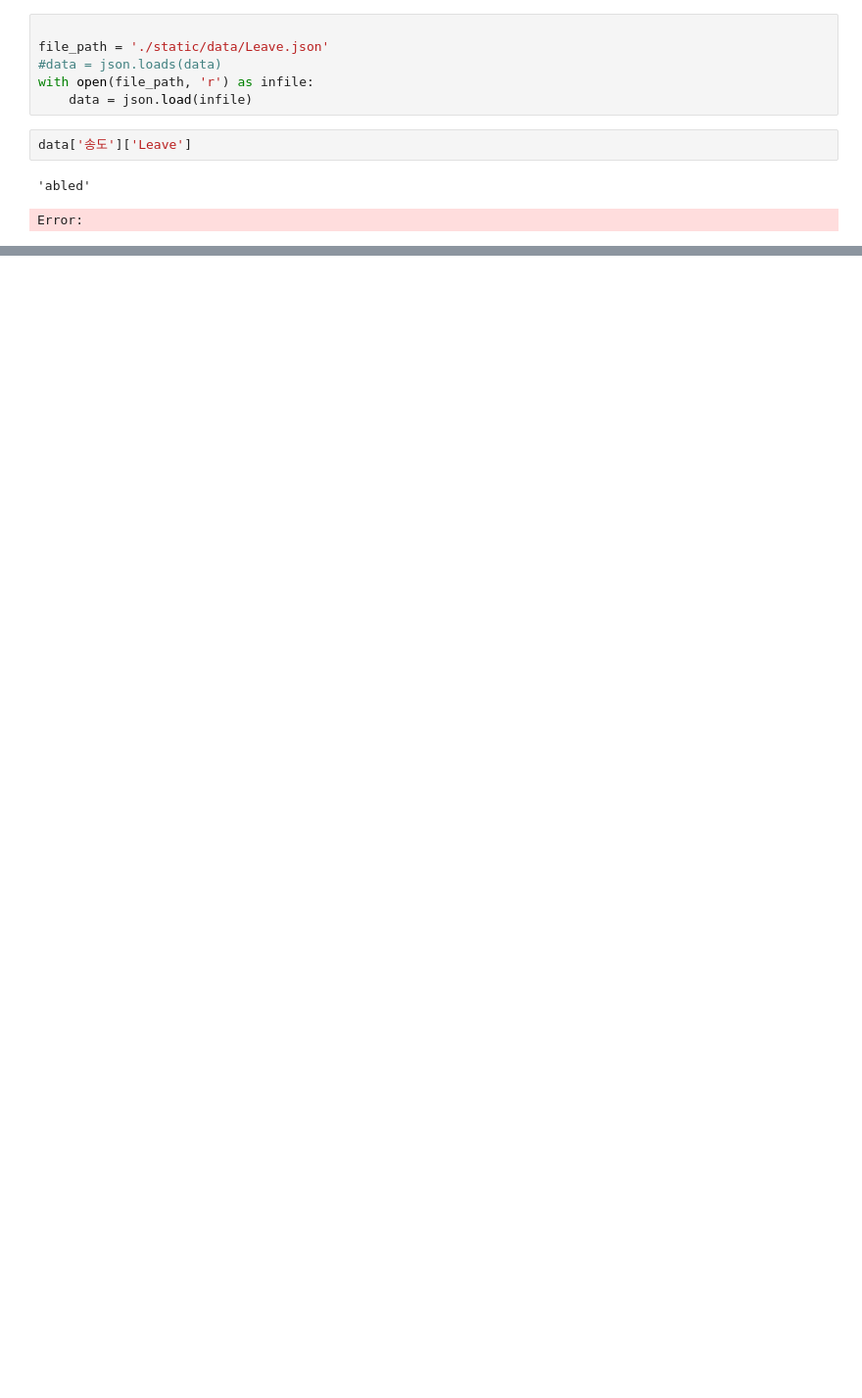
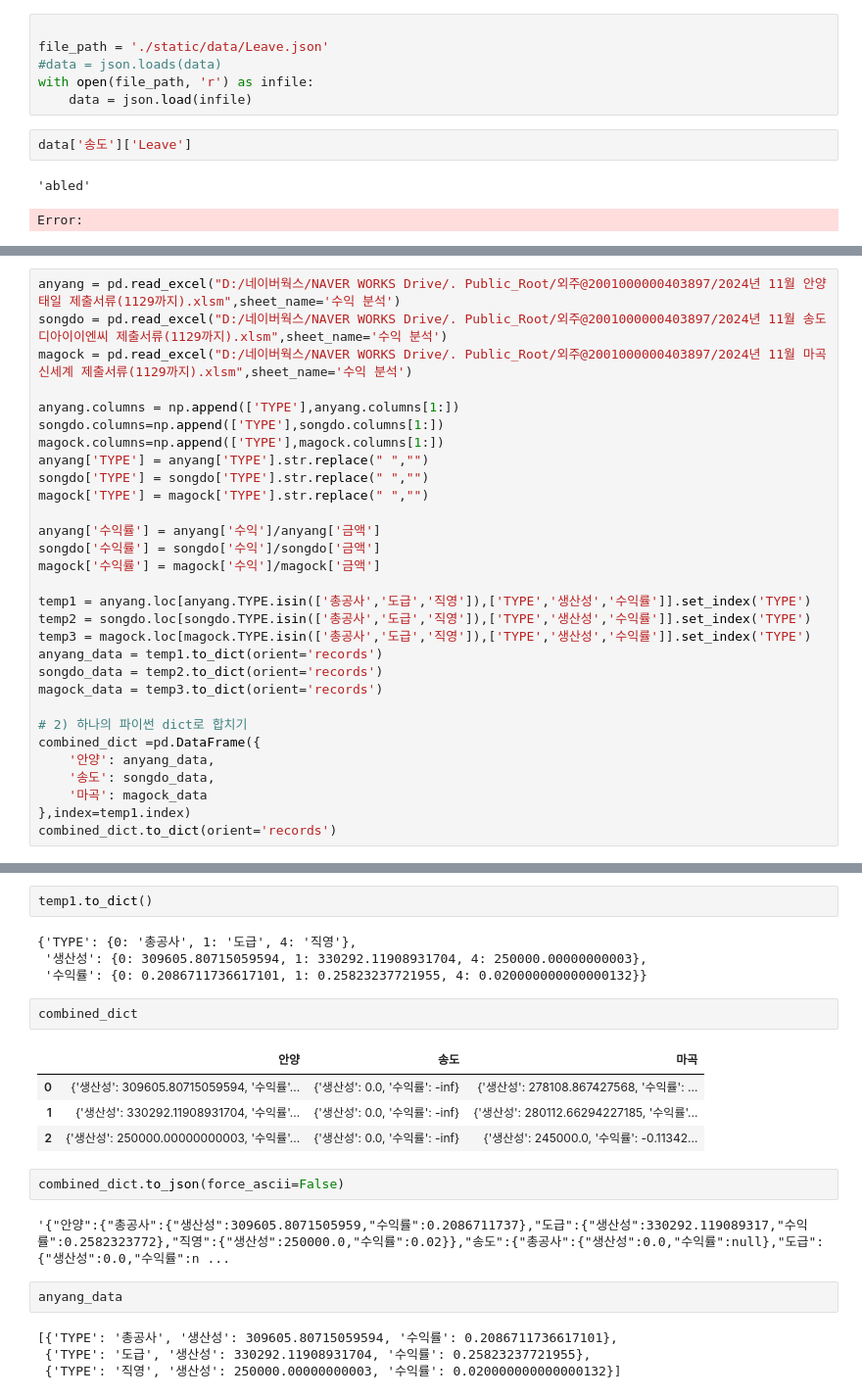
Before and after one commit to abcd00ou/Dong.github.io, a Jupyter notebook: Untitled-1.ipynb, the cells around one changed output, grey strips where cells are left out. Shown at 98% size. Cells and saved outputs as stored; diff of their text form; blank space fills up the shorter version.

```diff
--- a/Untitled-1.ipynb
+++ b/Untitled-1.ipynb
@@ -475,0 +516,30 @@ old_df[:577]
+# %%
+anyang = pd.read_excel("D:/네이버웍스/NAVER WORKS Drive/. Public_Root/외주@2001000000403897/2024년 11월 안양 태일 제출서류(1129까지).xlsm",sheet_name='수익 분석')
+songdo = pd.read_excel("D:/네이버웍스/NAVER WORKS Drive/. Public_Root/외주@2001000000403897/2024년 11월 송도 디아이이엔씨 제출서류(1129까지).xlsm",sheet_name='수익 분석')
+magock = pd.read_excel("D:/네이버웍스/NAVER WORKS Drive/. Public_Root/외주@2001000000403897/2024년 11월 마곡 신세계 제출서류(1129까지).xlsm",sheet_name='수익 분석')
+
+anyang.columns = np.append(['TYPE'],anyang.columns[1:])
+songdo.columns=np.append(['TYPE'],songdo.columns[1:])
+magock.columns=np.append(['TYPE'],magock.columns[1:])
+anyang['TYPE'] = anyang['TYPE'].str.replace(" ","")
+songdo['TYPE'] = songdo['TYPE'].str.replace(" ","")
+magock['TYPE'] = magock['TYPE'].str.replace(" ","")
+
+anyang['수익률'] = anyang['수익']/anyang['금액']
+songdo['수익률'] = songdo['수익']/songdo['금액']
+magock['수익률'] = magock['수익']/magock['금액']
+
+temp1 = anyang.loc[anyang.TYPE.isin(['총공사','도급','직영']),['TYPE','생산성','수익률']].set_index('TYPE')
+temp2 = songdo.loc[songdo.TYPE.isin(['총공사','도급','직영']),['TYPE','생산성','수익률']].set_index('TYPE')
+temp3 = magock.loc[magock.TYPE.isin(['총공사','도급','직영']),['TYPE','생산성','수익률']].set_index('TYPE')
+anyang_data = temp1.to_dict(orient='records')
+songdo_data = temp2.to_dict(orient='records')
+magock_data = temp3.to_dict(orient='records')
+
+# 2) 하나의 파이썬 dict로 합치기
+combined_dict =pd.DataFrame({
+    '안양': anyang_data,
+    '송도': songdo_data,
+    '마곡': magock_data
+},index=temp1.index)
+combined_dict.to_dict(orient='records')
@@ -475,0 +556,23 @@ old_df[:577]
+# %%
+temp1.to_dict()
+# %% [output]
+{'TYPE': {0: '총공사', 1: '도급', 4: '직영'},
+ '생산성': {0: 309605.80715059594, 1: 330292.11908931704, 4: 250000.00000000003},
+ '수익률': {0: 0.2086711736617101, 1: 0.25823237721955, 4: 0.020000000000000132}}
+# %%
+combined_dict
+# %% [output]
+|  | 안양 | 송도 | 마곡 |
+| 0 | {'생산성': 309605.80715059594, '수익률'... | {'생산성': 0.0, '수익률': -inf} | {'생산성': 278108.867427568, '수익률': ... |
+| 1 | {'생산성': 330292.11908931704, '수익률'... | {'생산성': 0.0, '수익률': -inf} | {'생산성': 280112.66294227185, '수익률'... |
+| 2 | {'생산성': 250000.00000000003, '수익률'... | {'생산성': 0.0, '수익률': -inf} | {'생산성': 245000.0, '수익률': -0.11342... |
+# %%
+combined_dict.to_json(force_ascii=False)
+# %% [output]
+'{"안양":{"총공사":{"생산성":309605.8071505959,"수익률":0.2086711737},"도급":{"생산성":330292.119089317,"수익률":0.2582323772},"직영":{"생산성":250000.0,"수익률":0.02}},"송도":{"총공사":{"생산성":0.0,"수익률":null},"도급":{"생산성":0.0,"수익률":n ...
+# %%
+anyang_data
+# %% [output]
+[{'TYPE': '총공사', '생산성': 309605.80715059594, '수익률': 0.2086711736617101},
+ {'TYPE': '도급', '생산성': 330292.11908931704, '수익률': 0.25823237721955},
+ {'TYPE': '직영', '생산성': 250000.00000000003, '수익률': 0.020000000000000132}]
```
Also changed, not shown: parts of 38 cells of this notebook, 16 other files.
